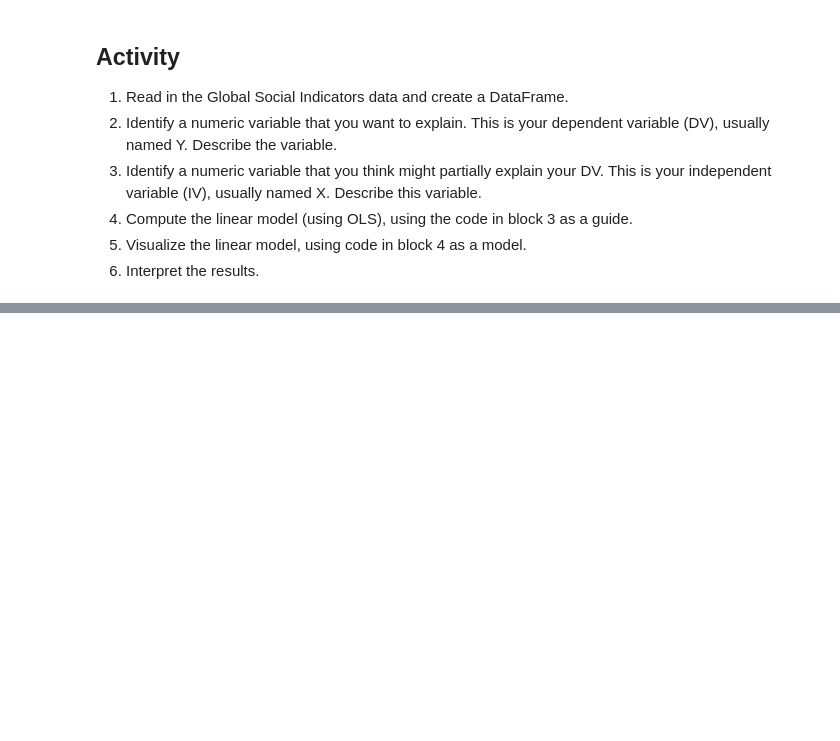
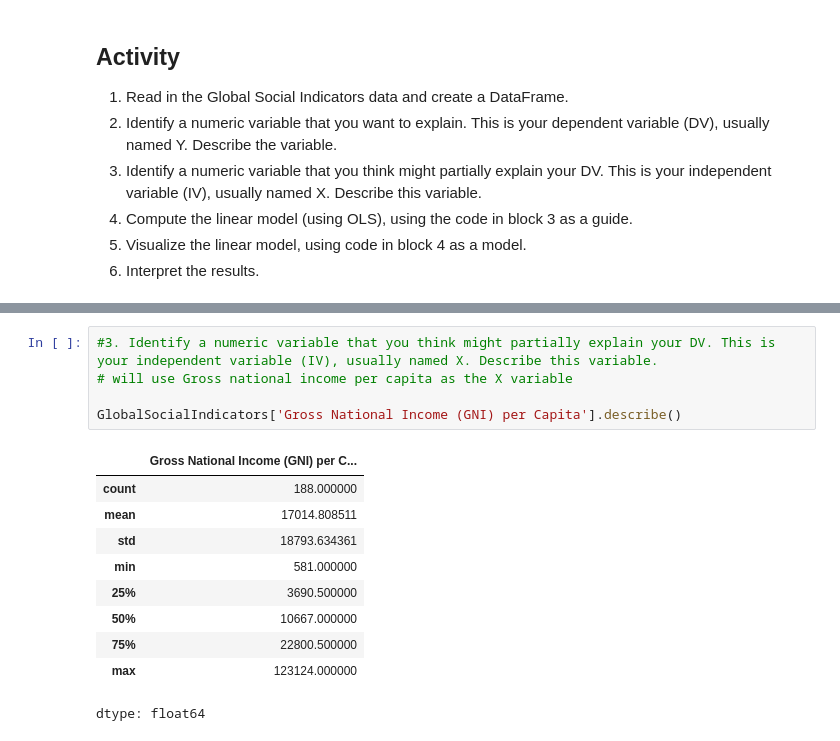
Before and after one commit to atoothman/DATA-70500, a Jupyter notebook: LinearModels1.ipynb, the cells around one changed output, grey strips where cells are left out. Cells and saved outputs as stored; diff of their text form; blank space fills up the shorter version.

```diff
--- a/LinearModels1.ipynb
+++ b/LinearModels1.ipynb
@@ -163,0 +192,16 @@ corrsig
+# %%
+#3. Identify a numeric variable that you think might partially explain your DV. This is your independent variable (IV), usually named X. Describe this variable.
+# will use Gross national income per capita as the X variable
+
+GlobalSocialIndicators['Gross National Income (GNI) per Capita'].describe()
+# %% [output]
+|  | Gross National Income (GNI) per C... |
+| count | 188.000000 |
+| mean | 17014.808511 |
+| std | 18793.634361 |
+| min | 581.000000 |
+| 25% | 3690.500000 |
+| 50% | 10667.000000 |
+| 75% | 22800.500000 |
+| max | 123124.000000 |
+dtype: float64
```
Also changed, not shown: parts of 11 cells of this notebook.
